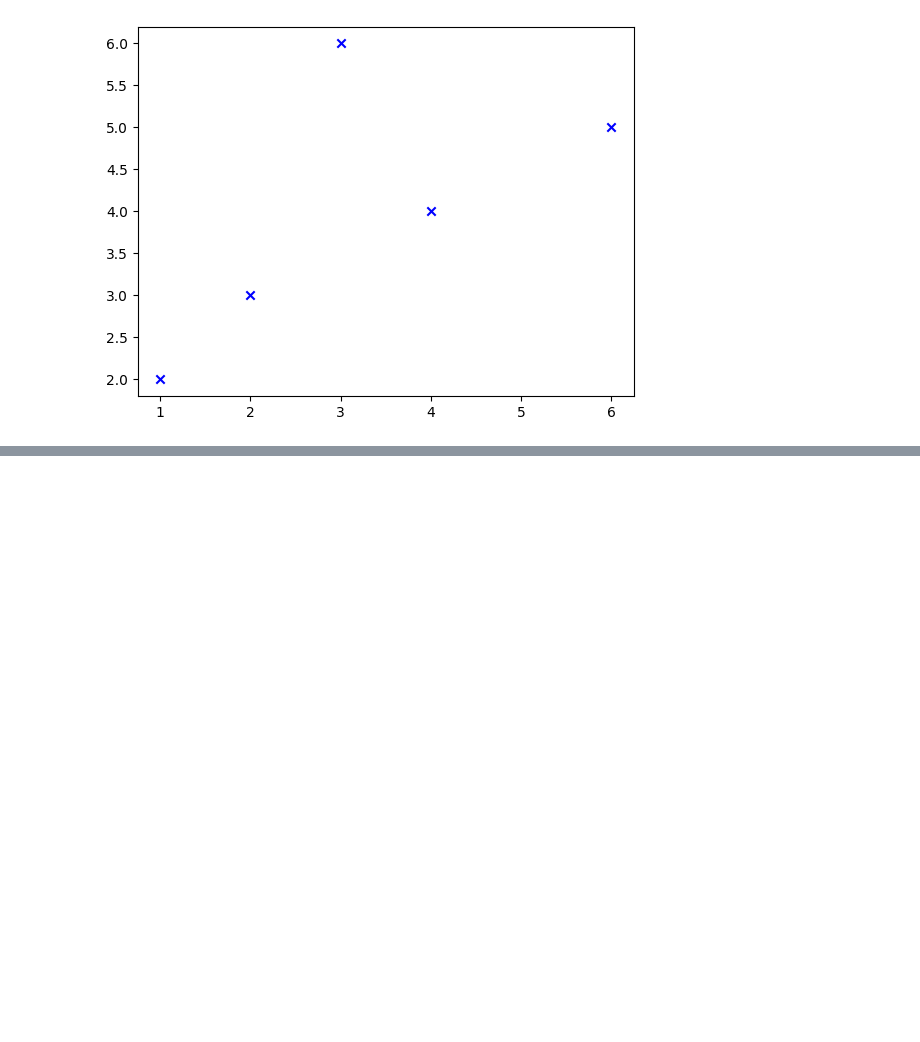
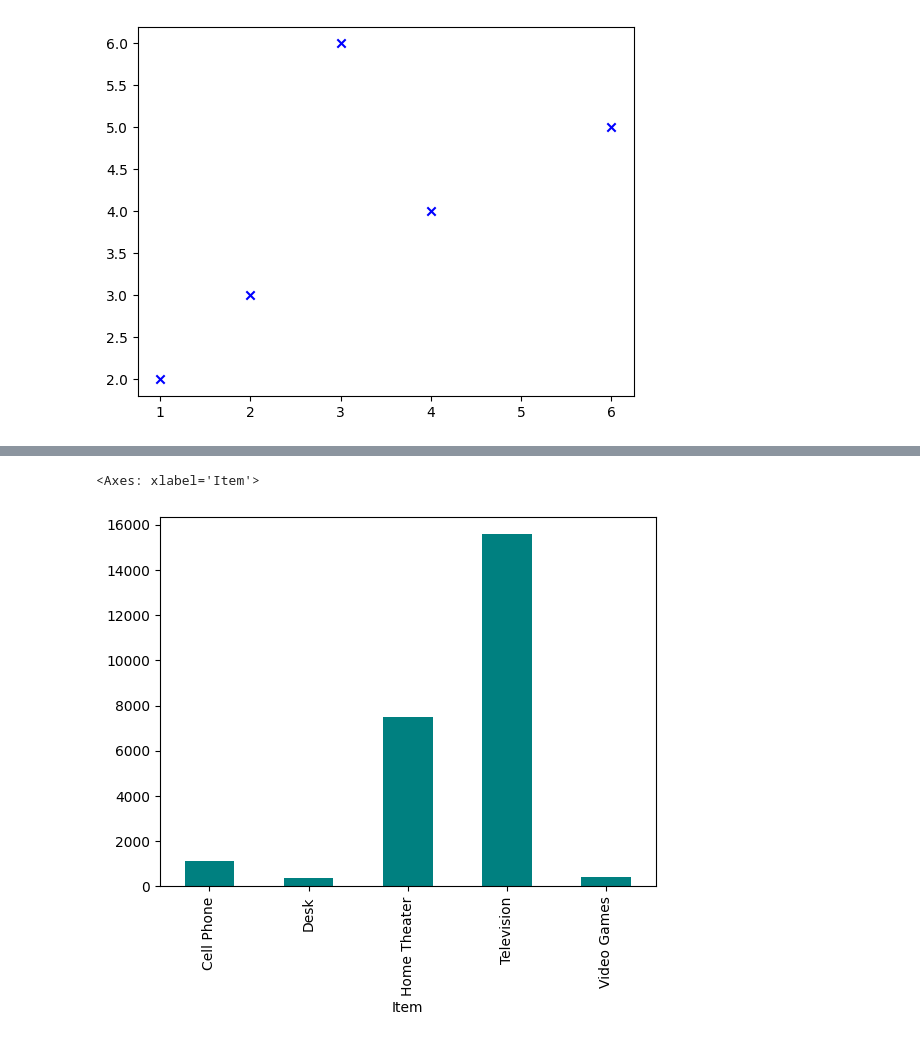
Before and after one commit to prashantjinwal/Data_Analysis, a Jupyter notebook: Analysis_using_Py/matplotlib.ipynb, the cells around one changed output, grey strips where cells are left out. Drawn from its saved outputs; the diff is of its cells as text; code cells hidden in the pictures; blank space fills up the shorter version.

```diff
--- a/Analysis_using_Py/matplotlib.ipynb
+++ b/Analysis_using_Py/matplotlib.ipynb
@@ -114,0 +118,4 @@ plt.pie(size,labels=labels)
+# %%
+import pandas as pd
+sales_data_df=pd.read_excel('SaleData.xlsx')
+sales_data_df.head(5)
@@ -114,0 +147,3 @@ plt.pie(size,labels=labels)
+# %%
+Total_sales_value=sales_data_df.groupby('Item')['Unit_price'].sum()
+Total_sales_value
@@ -114,0 +158,5 @@ plt.pie(size,labels=labels)
+# %%
+Total_sales_value.plot(kind='bar',color='teal')
+# %% [output]
+<Axes: xlabel='Item'>
+[figure, added]
```
Also changed, not shown: parts of 7 cells of this notebook, 2 other files.
